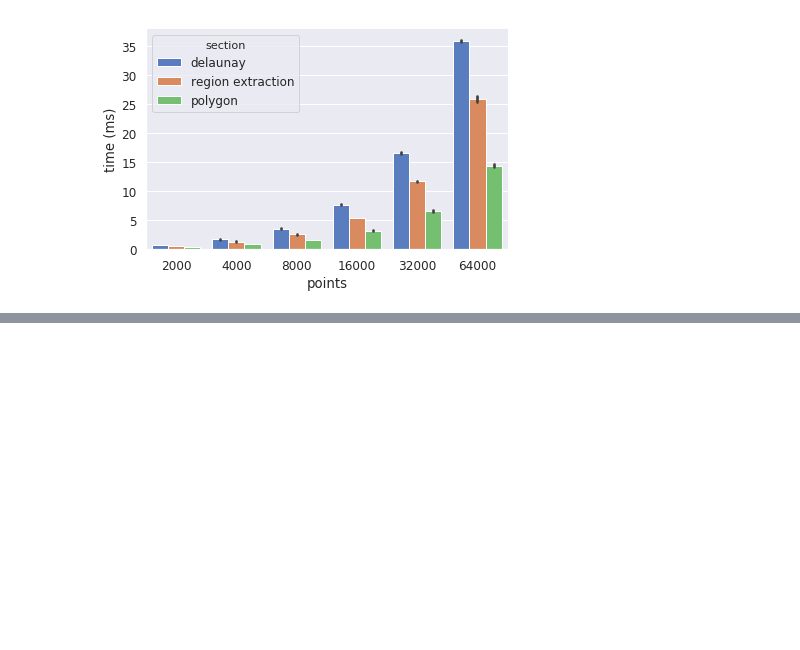
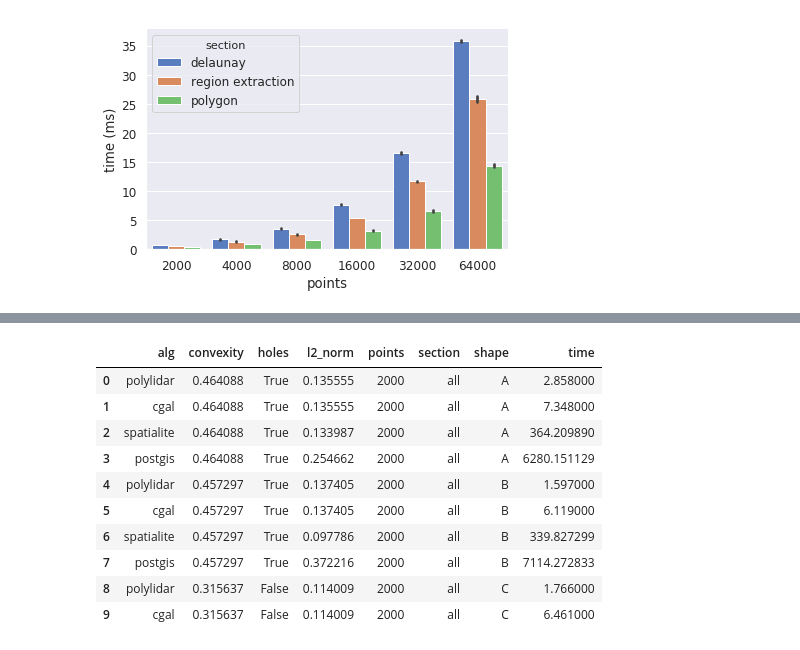
Before and after one commit to JeremyBYU/concavehull-evaluation, a Jupyter notebook: analysis/analysis.ipynb, the cells around one changed output, grey strips where cells are left out. Saved outputs shown, nothing was run; the diff lists cells and outputs as text; code cells hidden in the pictures; blank space fills up the shorter version.

```diff
--- a/analysis/analysis.ipynb
+++ b/analysis/analysis.ipynb
@@ -206,0 +227,21 @@ pd.DataFrame.from_items(zip(names, values))
+# %%
+# CGAL accuracy is the SAME as Polylidar (same alpha, same shape). These small numerical differences are inadvertantly introduced
+# when I convert the unsorted edges of CGAL into a polygon. I use a very small buffer to the edges causing them to be slightly
+# bigger than they the true shape returned.
+# I am overwriting the l2 norm of CGAL with Polylidar because that is the TRUE accuracy (of the unmodified edges returned from CGAL)
+
+cgal_indices = df.index[df['alg'] == 'cgal']
+df.loc[cgal_indices, "l2_norm"] = df[df['alg'] == 'polylidar']['l2_norm'].values
+df.head(n=10)
+# %% [output]
+|  | alg | convexity | holes | l2_norm | points | section | shape | time |
+| 0 | polylidar | 0.464088 | True | 0.135555 | 2000 | all | A | 2.858000 |
+| 1 | cgal | 0.464088 | True | 0.135555 | 2000 | all | A | 7.348000 |
+| 2 | spatialite | 0.464088 | True | 0.133987 | 2000 | all | A | 364.209890 |
+| 3 | postgis | 0.464088 | True | 0.254662 | 2000 | all | A | 6280.151129 |
+| 4 | polylidar | 0.457297 | True | 0.137405 | 2000 | all | B | 1.597000 |
+| 5 | cgal | 0.457297 | True | 0.137405 | 2000 | all | B | 6.119000 |
+| 6 | spatialite | 0.457297 | True | 0.097786 | 2000 | all | B | 339.827299 |
+| 7 | postgis | 0.457297 | True | 0.372216 | 2000 | all | B | 7114.272833 |
+| 8 | polylidar | 0.315637 | False | 0.114009 | 2000 | all | C | 1.766000 |
+| 9 | cgal | 0.315637 | False | 0.114009 | 2000 | all | C | 6.461000 |
```
Also changed, not shown: parts of 12 cells of this notebook, 8 other files.
